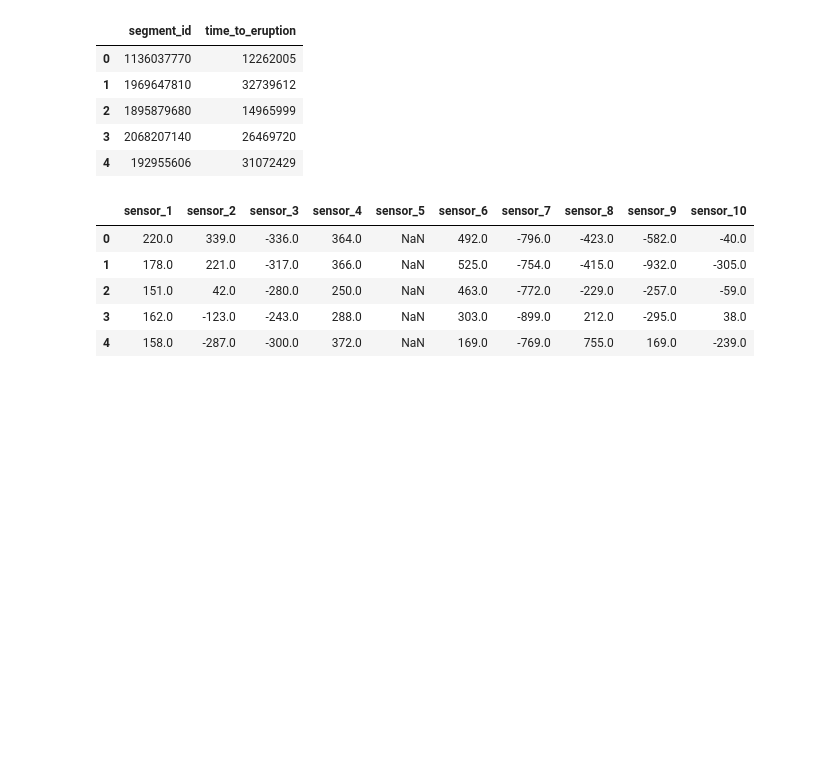
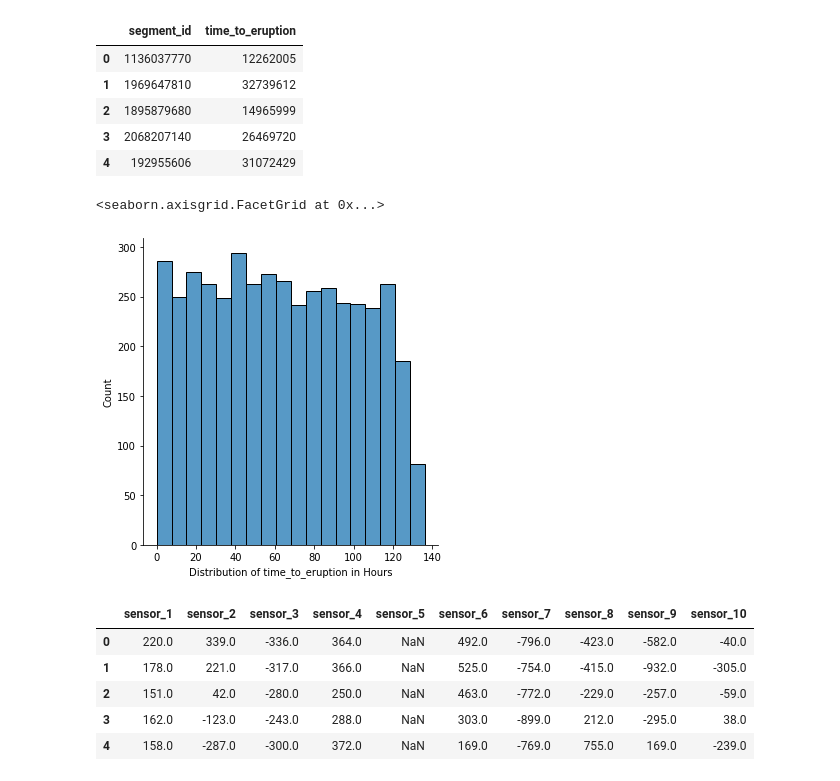
Before and after one commit to abishekabi/Volcanic-Eruption-Prediction, a Jupyter notebook: predict_volcanic_eruptions.ipynb, the cells around one changed output. Saved outputs shown, nothing was run; the diff lists cells and outputs as text; code cells hidden in the pictures; blank space fills up the shorter version.

```diff
--- a/predict_volcanic_eruptions.ipynb
+++ b/predict_volcanic_eruptions.ipynb
@@ -52,6 +54,12 @@ df.head()
 | 2 | 1895879680 | 14965999 |
 | 3 | 2068207140 | 26469720 |
 | 4 | 192955606 | 31072429 |
+# %%
+g = sns.displot(data=df.time_to_eruption/360000)
+g.set_xlabels("Distribution of time_to_eruption in Hours")
+# %% [output]
+<seaborn.axisgrid.FacetGrid at 0x...>
+[figure, added]
 # %%
 df=pd.read_csv('train/1136037770.csv')
 df.head()
```
Also changed, not shown: parts of 11 cells of this notebook.
